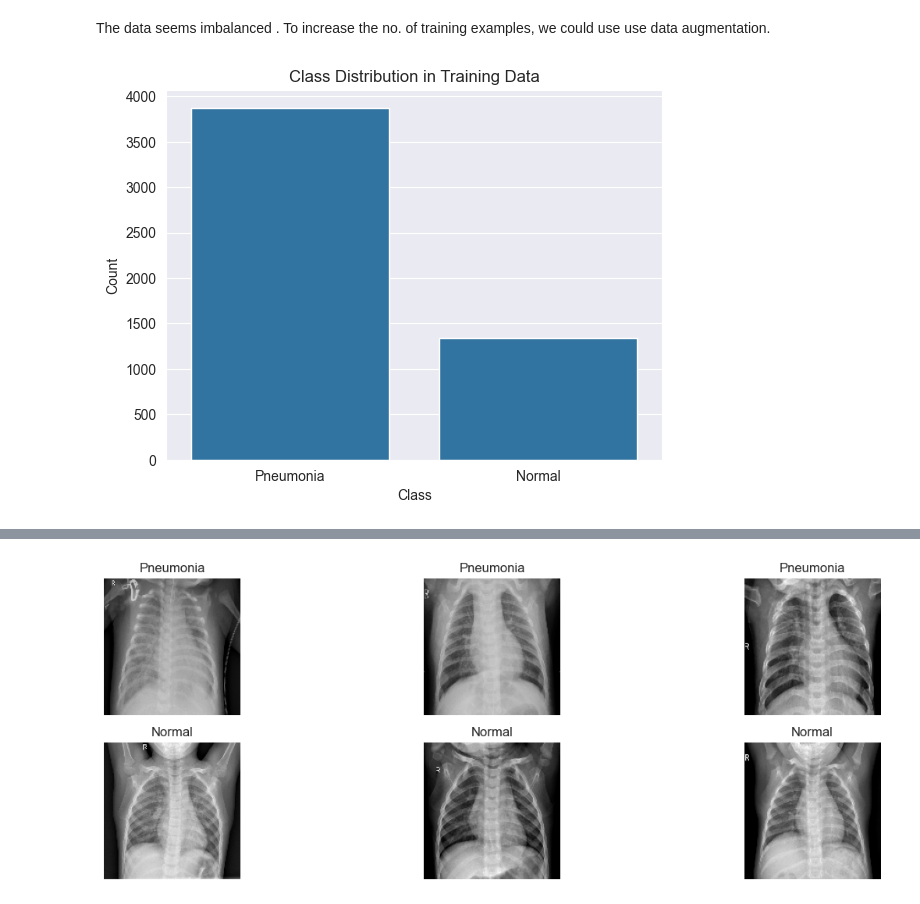
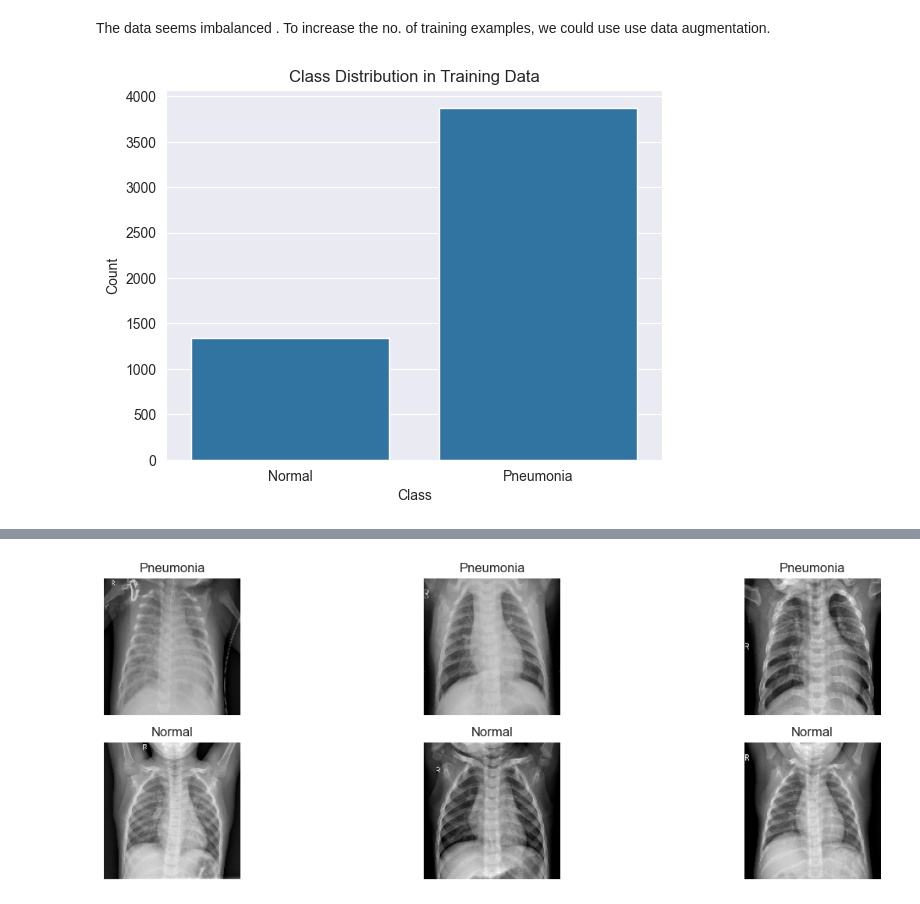
Before and after one commit to AKButani/ML4H_Project2, a Jupyter notebook: Part2.ipynb, the cells around one changed output, grey strips where cells are left out. Drawn from its saved outputs; the diff is of its cells as text; code cells hidden in the pictures.

Commit message:
modified model labels and added gradcam

```diff
--- a/Part2.ipynb
+++ b/Part2.ipynb
@@ -16,7 +16,7 @@ Description of the Pneumonia Dataset
 
 The dataset is organized into 3 folders (train, test, val) and contains subfolders for each image category (Pneumonia/Normal). There are 5,863 X-Ray images (JPEG) and 2 categories (Pneumonia/Normal). Chest X-ray images (anterior-posterior) were selected from retrospective cohorts of pediatric patients of one to five years old from Guangzhou Women and Children’s Medical Center, Guangzhou. All chest X-ray imaging was performed as part of patients’ routine clinical care. For the analysis of chest x-ray images, all chest radiographs were initially screened for quality control by removing all low quality or unreadable scans. The diagnoses for the images were then graded by two expert physicians before being cleared for training the AI system. In order to account for any grading errors, the evaluation set was also checked by a third expert.
 # %%
-labels = ['PNEUMONIA', 'NORMAL']
+labels = ['NORMAL', 'PNEUMONIA']
 img_size = 150
 def get_training_data(data_dir):
     data = []  # Image data
@@ -56,14 +58,14 @@ Data Visualization & Preprocessing
 # %% [markdown]
 The data seems imbalanced . To increase the no. of training examples, we could use use data augmentation.
 # %%
-label_map = {0: "Pneumonia", 1: "Normal"}
+label_map = {1: "Pneumonia", 0: "Normal"}
 l = [label_map[label] for label in train_labels]
 
 sns.set_style('darkgrid')
 sns.countplot(x=l)
 plt.title("Class Distribution in Training Data")
 plt.xlabel("Class")
 plt.ylabel("Count")
 plt.show()
 # %% [output]
-[figure, old version]
+[figure, new version]
```
Also changed, not shown: parts of 17 cells of this notebook, 2 other files.
